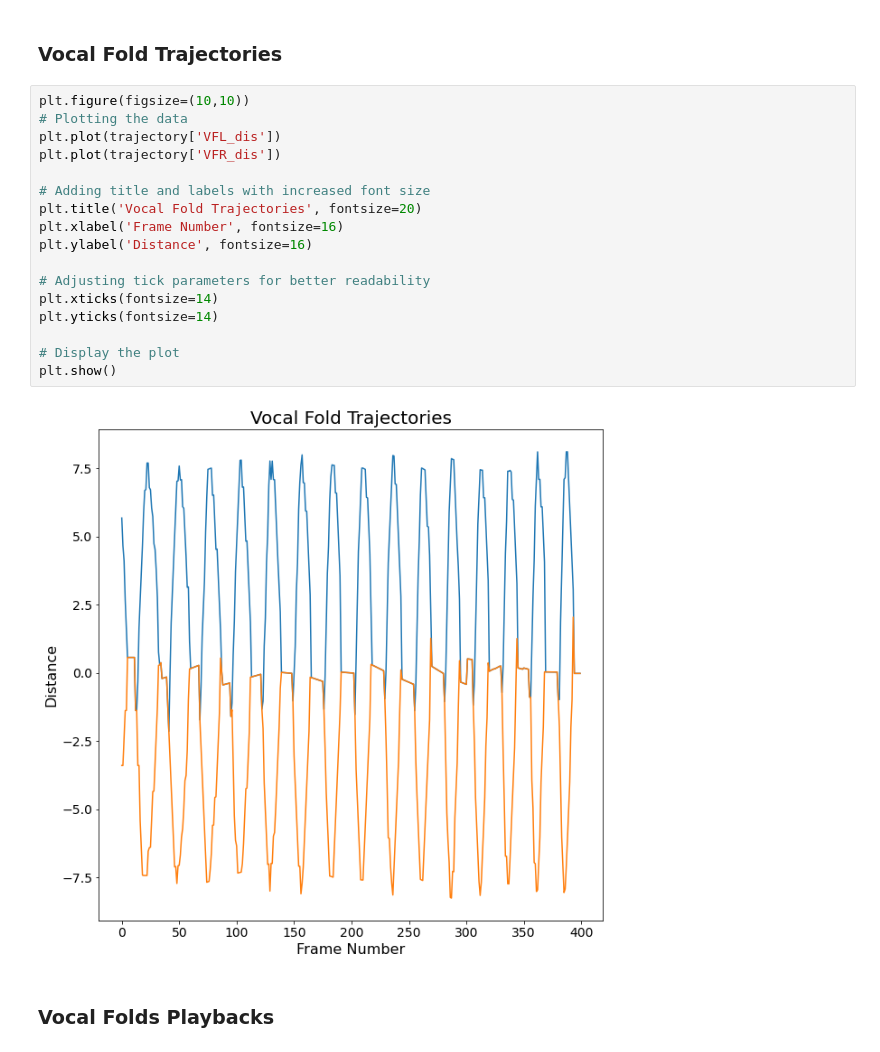
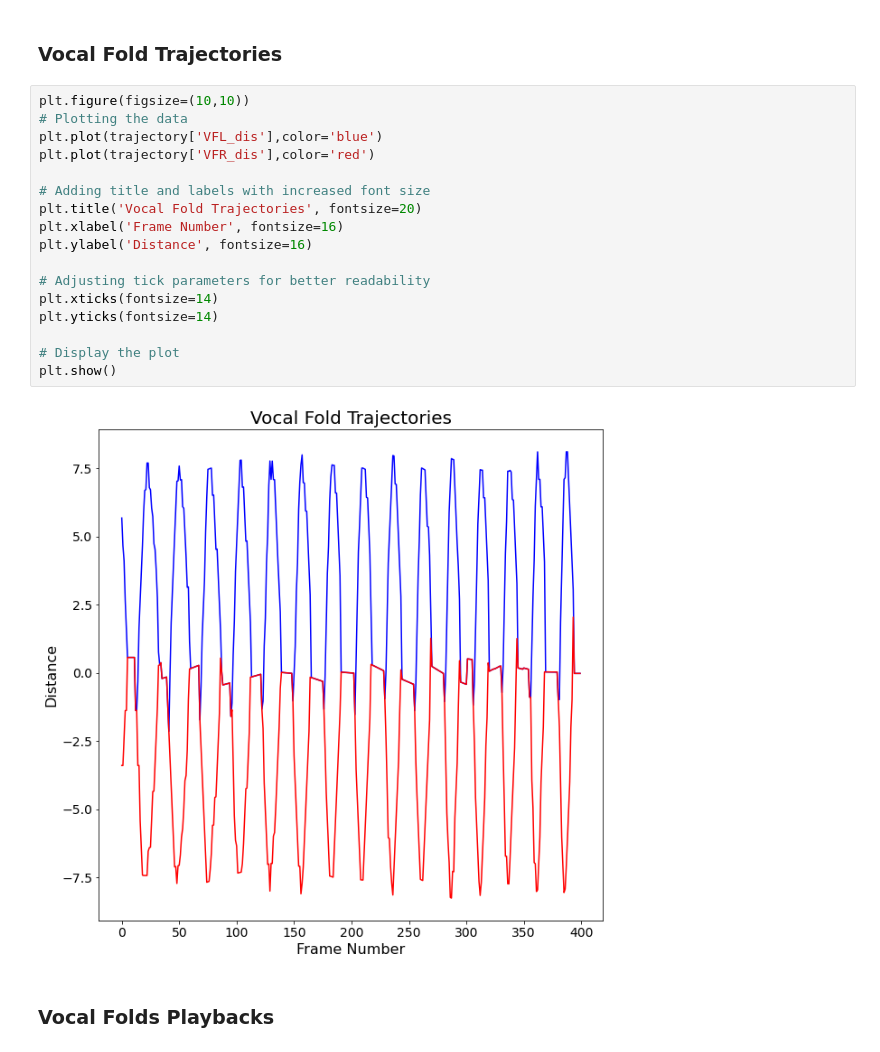
Before and after one commit to Andrade-Miranda/GIRAFE, a Jupyter notebook: Seg_FP-Results.ipynb, the cells around one changed output. Drawn from its saved outputs; the diff is of its cells as text.

```diff
--- a/Seg_FP-Results.ipynb
+++ b/Seg_FP-Results.ipynb
@@ -120,22 +120,22 @@ with open(os.path.join(main_folder,PatientID,PatientID+'_play.pkl'), 'rb') as pi
 # %%
 plt.figure(figsize=(10,10))
 # Plotting the data
-plt.plot(trajectory['VFL_dis'])
-plt.plot(trajectory['VFR_dis'])
+plt.plot(trajectory['VFL_dis'],color='blue')
+plt.plot(trajectory['VFR_dis'],color='red')
 
 # Adding title and labels with increased font size
 plt.title('Vocal Fold Trajectories', fontsize=20)
 plt.xlabel('Frame Number', fontsize=16)
 plt.ylabel('Distance', fontsize=16)
 
 # Adjusting tick parameters for better readability
 plt.xticks(fontsize=14)
 plt.yticks(fontsize=14)
 
 # Display the plot
 plt.show()
 # %% [output]
-[figure, old version]
+[figure, new version]
 # %% [markdown]
 ### Vocal Folds Playbacks
 # %%
```
Also changed, not shown: 1 other file.
